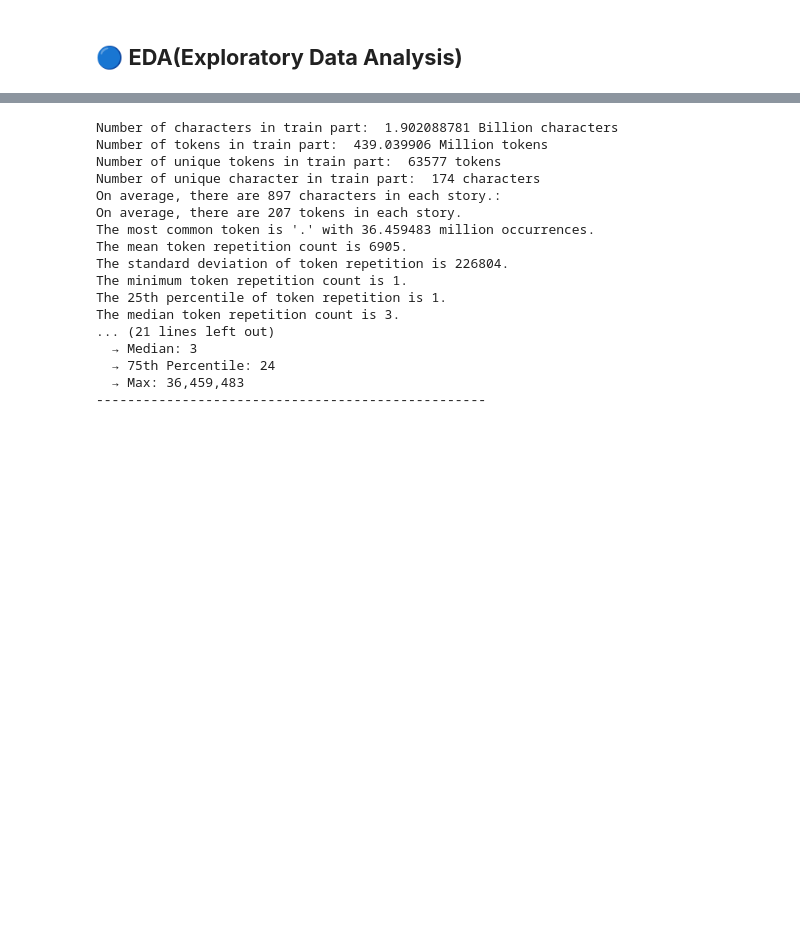
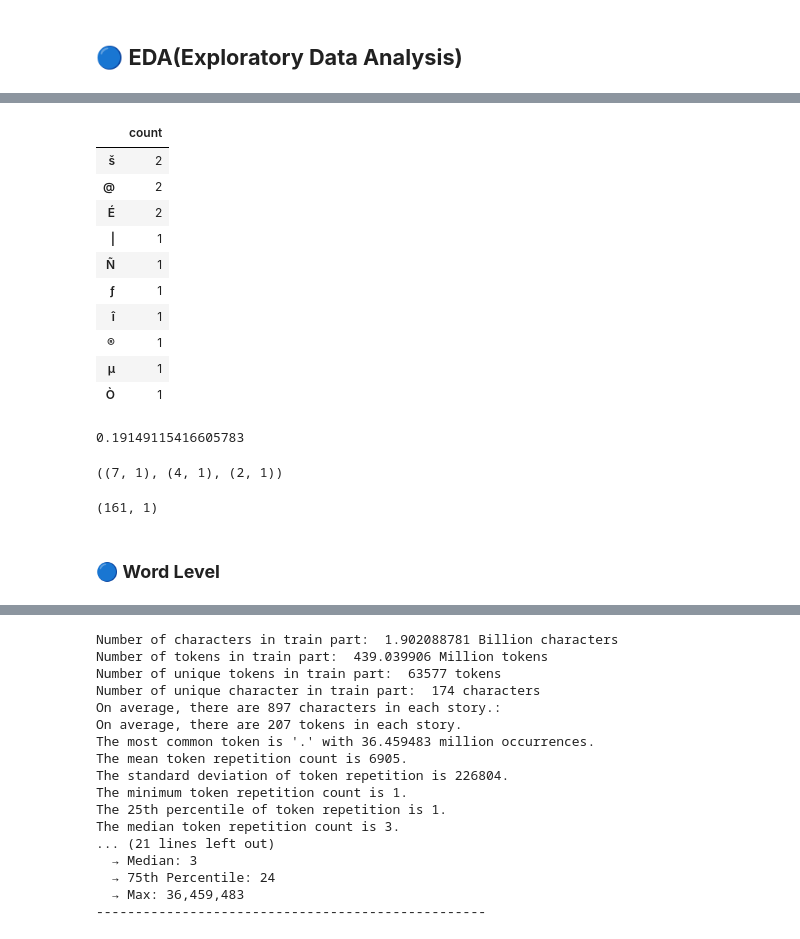
Before and after one commit to ahmadrezabaqerzade/GPT2, a Jupyter notebook: Analyze_dataset.ipynb, the cells around one changed output, grey strips where cells are left out. Cells and saved outputs as stored; diff of their text form; code cells hidden in the pictures; blank space fills up the shorter version.

```diff
--- a/Analyze_dataset.ipynb
+++ b/Analyze_dataset.ipynb
@@ -139,0 +168,2 @@ with tqdm(range(dataset_size // batch + 1), desc="📊 Processing batches") as t
+# %%
+df_count_ch = pd.DataFrame.from_dict(char_counts, orient='index', columns=['count'])
@@ -140,2 +211,30 @@ with tqdm(range(dataset_size // batch + 1), desc="📊 Processing batches") as t
+# %%
+df_count_ch.sort_values('count', ascending=False).tail(10)
+# %% [output]
+|  | count |
+| š | 2 |
+| @ | 2 |
+| É | 2 |
+| | | 1 |
+| Ñ | 1 |
+| ƒ | 1 |
+| î | 1 |
+| ® | 1 |
+| µ | 1 |
+| Ò | 1 |
+# %%
+364233176/num_char # Space character
+# %% [output]
+0.19149115416605783
+# %%
+df_count_ch[df_count_ch['count'] == 1].shape, df_count_ch[df_count_ch['count'] == 2].shape, df_count_ch[df_count_ch['count'] == 3].shape
+# %% [output]
+((7, 1), (4, 1), (2, 1))
+# %%
+df_count_ch[df_count_ch['count'] > 3].shape
+# %% [output]
+(161, 1)
+# %% [markdown]
+### 🔵 **Word Level**
 # %%
 df_count = pd.DataFrame.from_dict(token_counts, orient='index', columns=['count'])
```
Also changed, not shown: parts of 49 cells of this notebook.
